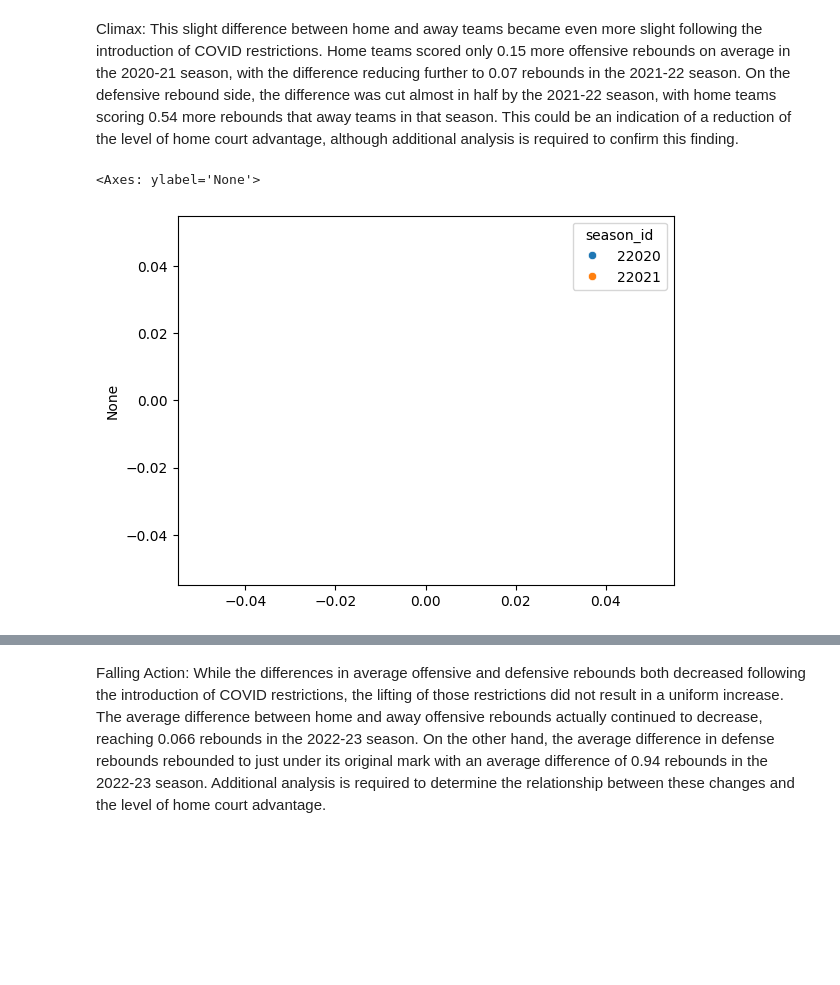
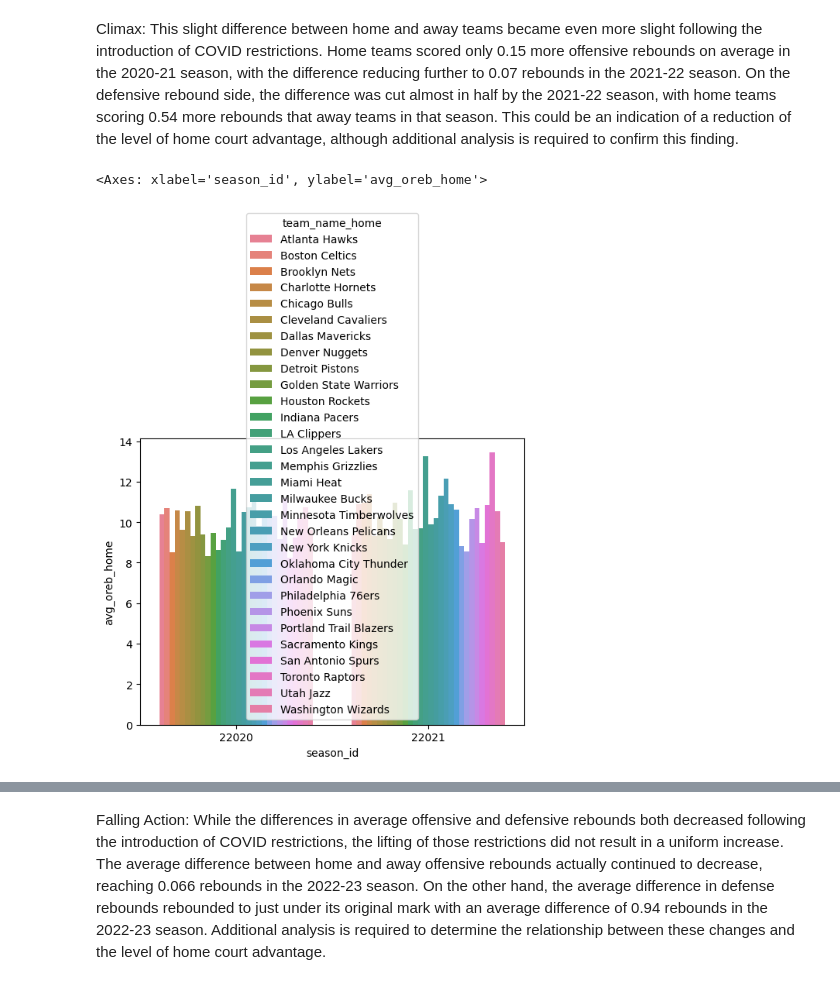
Before and after one commit to thezachdrake/UMD-INST627-Fall2024, a Jupyter notebook: inclass.ipynb, the cells around one changed output, grey strips where cells are left out. Saved outputs shown, nothing was run; the diff lists cells and outputs as text; code cells hidden in the pictures; blank space fills up the shorter version.

```diff
--- a/inclass.ipynb
+++ b/inclass.ipynb
@@ -291,8 +296,8 @@ sns.scatterplot(data=covid_reb['dreb_home']-covid_reb['dreb_away'])
 # %% [markdown]
 Climax: This slight difference between home and away teams became even more slight following the introduction of COVID restrictions. Home teams scored only 0.15 more offensive rebounds on average in the 2020-21 season, with the difference reducing further to 0.07 rebounds in the 2021-22 season. On the defensive rebound side, the difference was cut almost in half by the 2021-22 season, with home teams scoring 0.54 more rebounds that away teams in that season. This could be an indication of a reduction of the level of home court advantage, although additional analysis is required to confirm this finding.
 # %%
-covid_reb = pd.read_sql_query("SELECT game_id, oreb_home, dreb_home, oreb_away, dreb_away, season_id FROM game WHERE season_id IN (22020, 22021)", con)
-sns.scatterplot(data=covid_reb, y=covid_reb['oreb_home']-covid_reb['dreb_home'], hue='season_id')
+covid_reb = pd.read_sql_query("SELECT team_name_home, AVG(oreb_home) AS avg_oreb_home, AVG(dreb_home) AS avg_dreb_home, season_id FROM game WHERE season_id IN (22020, 22021) GROUP BY team_name_home, season_id", con)
+sns.barplot(data=covid_reb, x='season_id', y='avg_oreb_home', hue='team_name_home')
 # %% [output]
-<Axes: ylabel='None'>
+<Axes: xlabel='season_id', ylabel='avg_oreb_home'>
-[figure, old version]
+[figure, new version]
```
Also changed, not shown: parts of 9 cells of this notebook.
